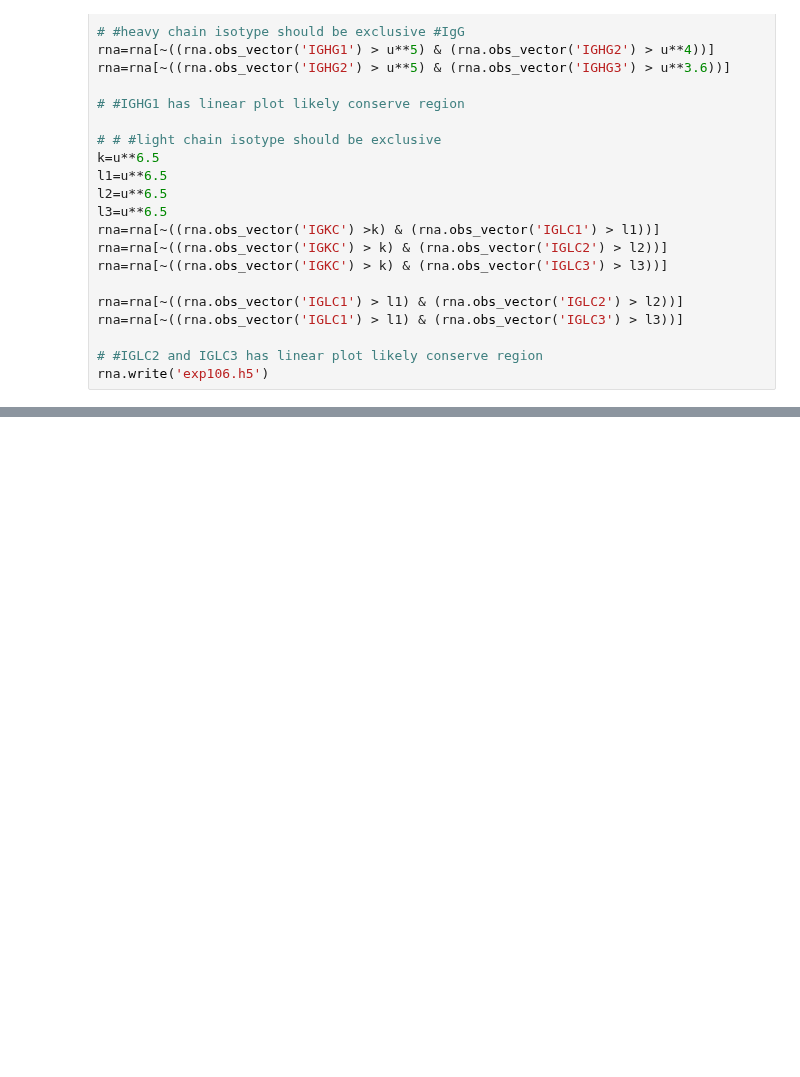
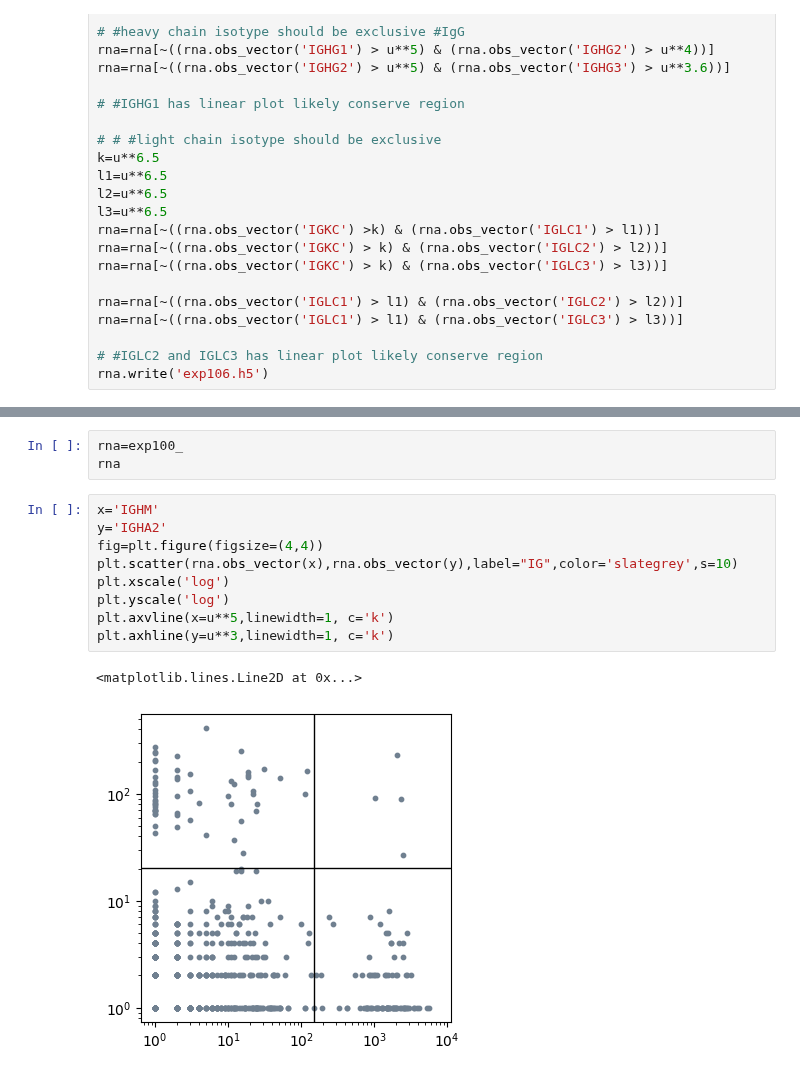
Before and after one commit to pablodig/secRecon-Secretory-Pathway-Reconstruction, a Jupyter notebook: 01 Preprocess Data.ipynb, the cells around one changed output, grey strips where cells are left out. Drawn from its saved outputs; the diff is of its cells as text; blank space fills up the shorter version.

```diff
--- a/01 Preprocess Data.ipynb
+++ b/01 Preprocess Data.ipynb
@@ -171,0 +282,15 @@ rna.write('exp106.h5')
+# %%
+rna=exp100_
+rna
+# %%
+x='IGHM'
+y='IGHA2'
+fig=plt.figure(figsize=(4,4))
+plt.scatter(rna.obs_vector(x),rna.obs_vector(y),label="IG",color='slategrey',s=10)
+plt.xscale('log')
+plt.yscale('log')
+plt.axvline(x=u**5,linewidth=1, c='k')
+plt.axhline(y=u**3,linewidth=1, c='k')
+# %% [output]
+<matplotlib.lines.Line2D at 0x...>
+[figure, added]
```
Also changed, not shown: parts of 11 cells of this notebook, 11 other files.
